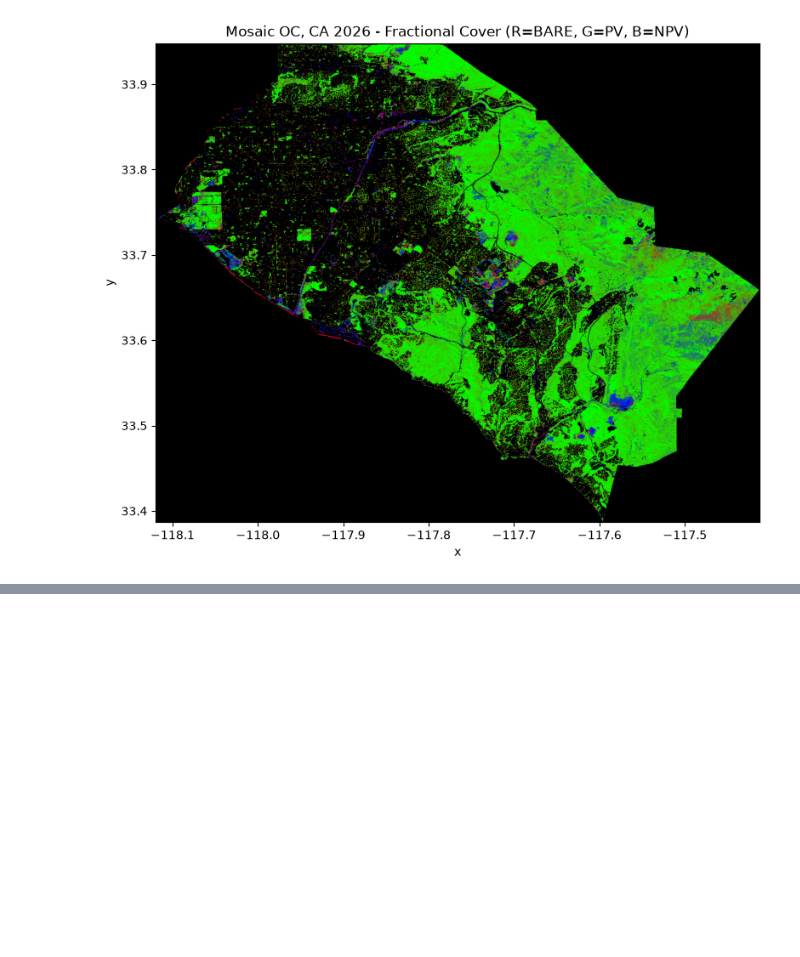
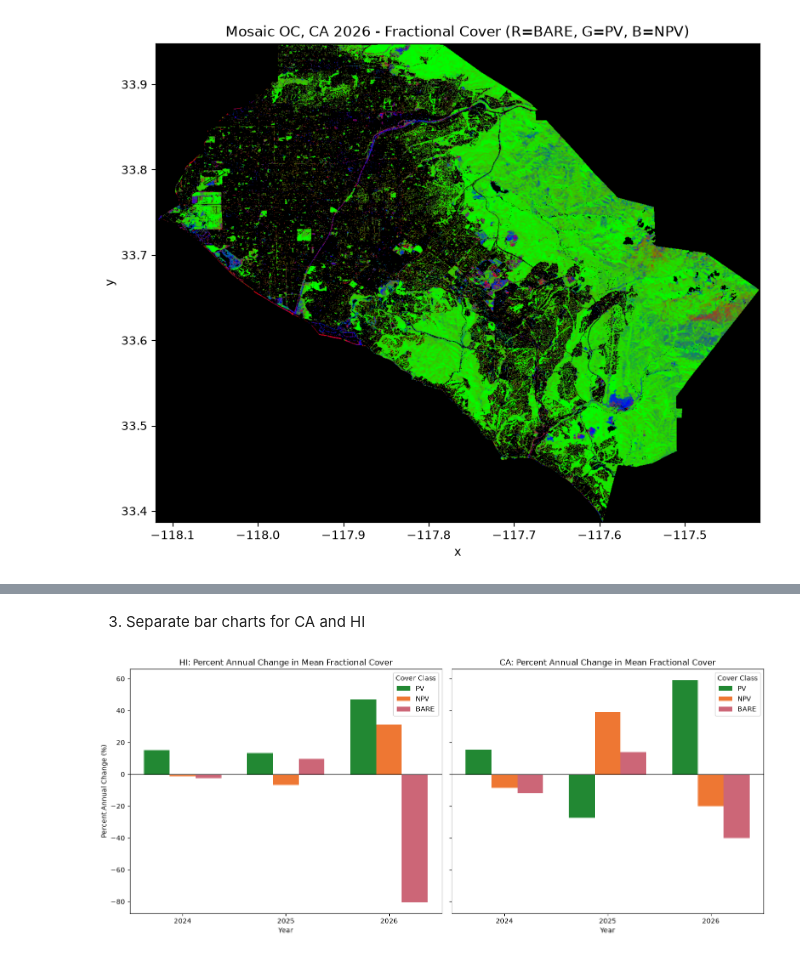
Before and after one commit to gillopez42/testing1, a Jupyter notebook: Scripts/GilsEMIT_2026CA_fcov.ipynb, the cells around one changed output, grey strips where cells are left out. Drawn from its saved outputs; the diff is of its cells as text; code cells hidden in the pictures; blank space fills up the shorter version.

Commit message:
Code with steps 2. & 3. are here to create the bar graphs for the % annual change of fcov for CA & HI

```diff
--- a/Scripts/GilsEMIT_2026CA_fcov.ipynb
+++ b/Scripts/GilsEMIT_2026CA_fcov.ipynb
@@ -525,0 +590,17 @@ plt.show()
+# %%
+import pandas as pd
+
+summary_path = "data/processed/landcover_mean_summary.csv"
+df = pd.read_csv(summary_path)
+
+bands = ["pv", "npv", "bare"]
+
+# --- Split by region, sort by year, compute % change within each region ---
+region_dfs = {}
+for region in df["region"].unique():
+    sub = df[df["region"] == region].sort_values("year").reset_index(drop=True)
+    for band in bands:
+        sub[f"{band}_pct_change"] = sub[f"{band}_mean"].pct_change() * 100
+    region_dfs[region] = sub
+    print(f"\n--- {region} ---")
+    print(sub[["year"] + [f"{b}_pct_change" for b in bands]].round(2))
@@ -525,0 +621,33 @@ plt.show()
+# %% [markdown]
+3. Separate bar charts for CA and HI
+# %%
+import matplotlib.pyplot as plt
+import numpy as np
+
+colors = {"pv": "#228833", "npv": "#EE7733", "bare": "#CC6677"}
+
+fig, axes = plt.subplots(1, len(region_dfs), figsize=(7 * len(region_dfs), 6), sharey=True)
+if len(region_dfs) == 1:
+    axes = [axes]
+
+for ax, (region, sub) in zip(axes, region_dfs.items()):
+    years = sub["year"].astype(int).astype(str).tolist()[1:]  # skip first year, no prior to compare
+    x = np.arange(len(years))
+    width = 0.25
+
+    for i, band in enumerate(bands):
+        values = sub[f"{band}_pct_change"].iloc[1:].values
+        ax.bar(x + i * width, values, width, label=band.upper(), color=colors[band])
+
+    ax.axhline(0, color="black", linewidth=0.8)
+    ax.set_xticks(x + width)
+    ax.set_xticklabels(years)
+    ax.set_xlabel("Year")
+    ax.set_title(f"{region}: Percent Annual Change in Mean Fractional Cover")
+    ax.legend(title="Cover Class")
+
+axes[0].set_ylabel("Percent Annual Change (%)")
+plt.tight_layout()
+plt.show()
+# %% [output]
+[figure, added]
```
Also changed, not shown: parts of 4 cells of this notebook.
